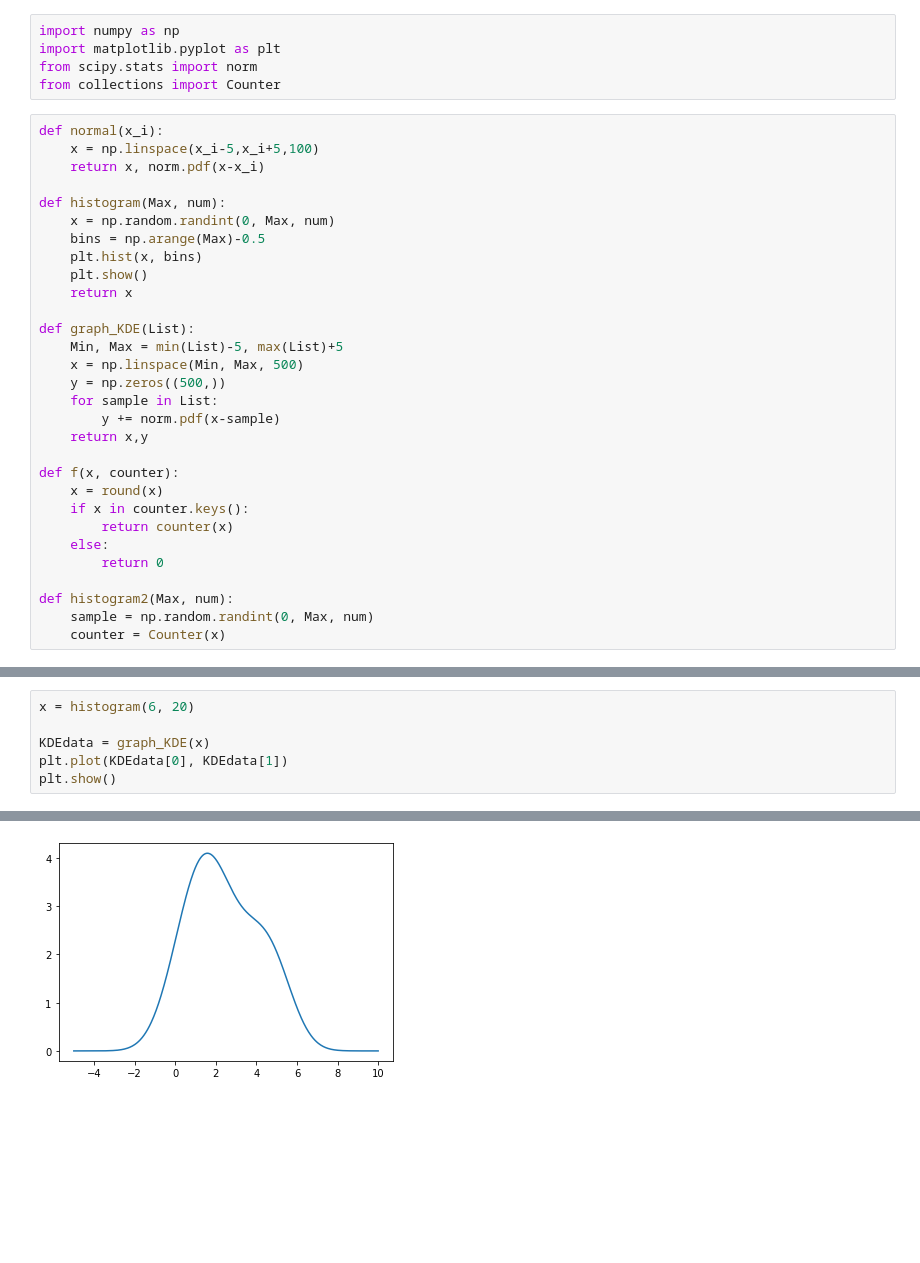
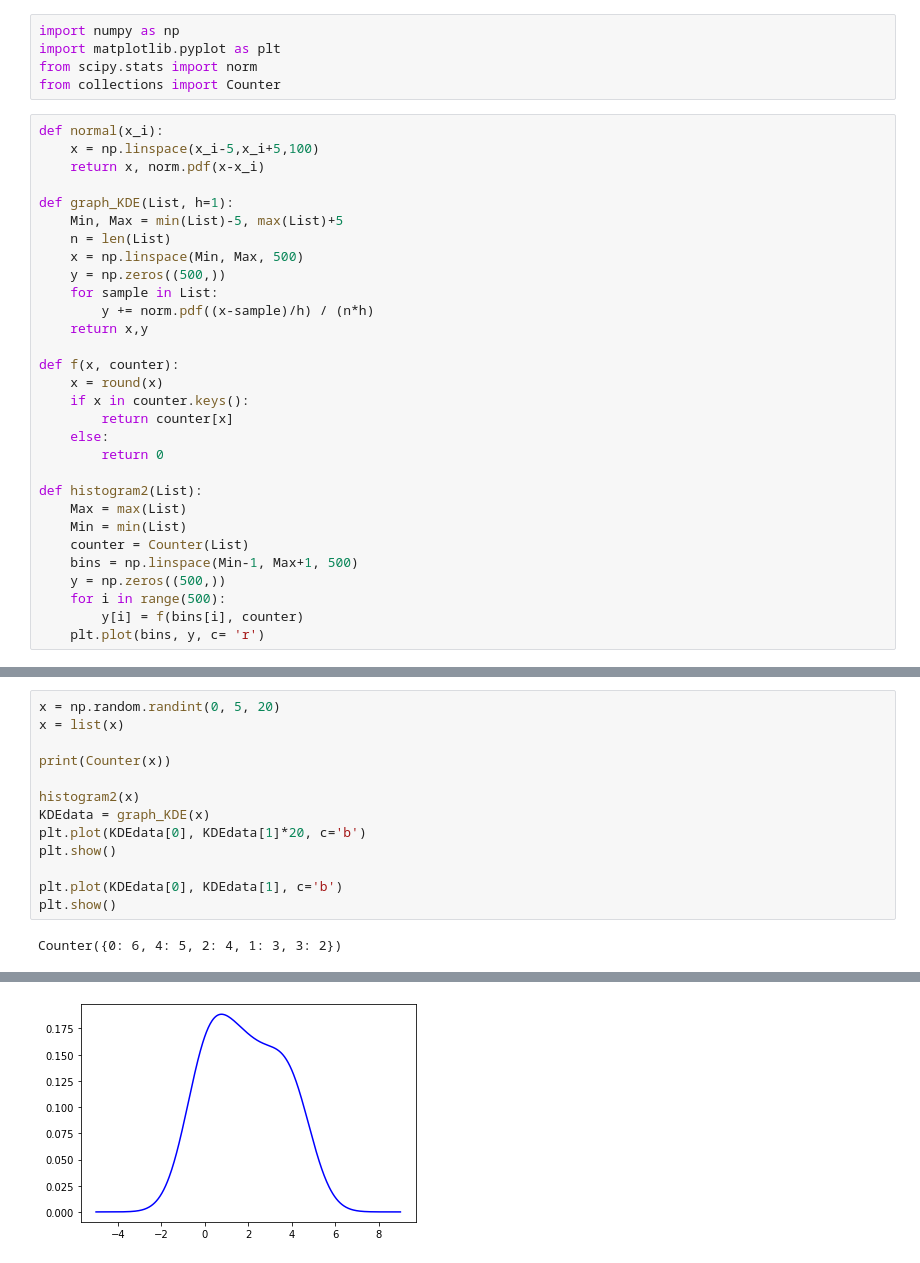
Before and after one commit to LeeSeungHyun4839/Small-Projects, a Jupyter notebook: KDE_graph.ipynb, the cells around one changed output, grey strips where cells are left out. Drawn from its saved outputs; the diff is of its cells as text; blank space fills up the shorter version.

Commit message:
Update KDE_graph

```diff
--- a/KDE_graph.ipynb
+++ b/KDE_graph.ipynb
@@ -8,31 +10,31 @@ def normal(x_i):
     x = np.linspace(x_i-5,x_i+5,100)
     return x, norm.pdf(x-x_i)
 
-def histogram(Max, num):
-    x = np.random.randint(0, Max, num)
-    bins = np.arange(Max)-0.5
-    plt.hist(x, bins)
-    plt.show()
-    return x
-
-def graph_KDE(List):
+def graph_KDE(List, h=1):
     Min, Max = min(List)-5, max(List)+5
+    n = len(List)
     x = np.linspace(Min, Max, 500)
     y = np.zeros((500,))
     for sample in List:
-        y += norm.pdf(x-sample)
+        y += norm.pdf((x-sample)/h) / (n*h)
     return x,y
 
 def f(x, counter):
     x = round(x)
     if x in counter.keys():
-        return counter(x)
+        return counter[x]
     else:
         return 0
 
-def histogram2(Max, num):
-    sample = np.random.randint(0, Max, num)
-    counter = Counter(x)
+def histogram2(List):
+    Max = max(List)
+    Min = min(List)
+    counter = Counter(List)
+    bins = np.linspace(Min-1, Max+1, 500)
+    y = np.zeros((500,))
+    for i in range(500):
+        y[i] = f(bins[i], counter)
+    plt.plot(bins, y, c= 'r')
 # %%
 x_i = normal(3)
 plt.plot(x_i[0], x_i[1])
@@ -41,8 +43,16 @@ plt.show()
 [figure]
 # %%
-x = histogram(6, 20)
+x = np.random.randint(0, 5, 20)
+x = list(x)
 
+print(Counter(x))
+
+histogram2(x)
 KDEdata = graph_KDE(x)
-plt.plot(KDEdata[0], KDEdata[1])
+plt.plot(KDEdata[0], KDEdata[1]*20, c='b')
 plt.show()
+
+plt.plot(KDEdata[0], KDEdata[1], c='b')
+plt.show()
 # %% [output]
+Counter({0: 6, 4: 5, 2: 4, 1: 3, 3: 2})
@@ -50 +60 @@ plt.show()
-[figure, old version]
+[figure, new version]
```
Also changed, not shown: parts of 3 cells of this notebook.
